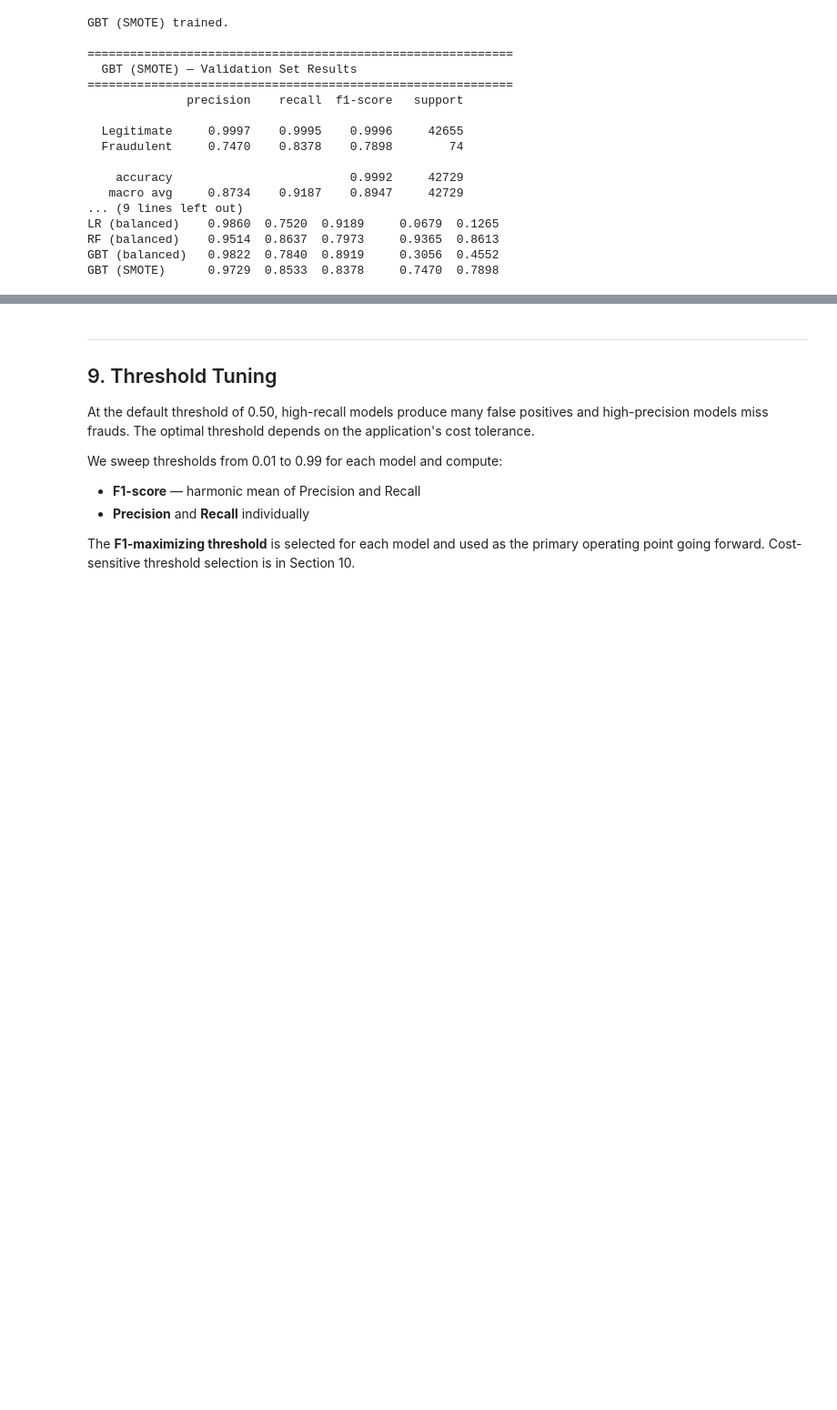
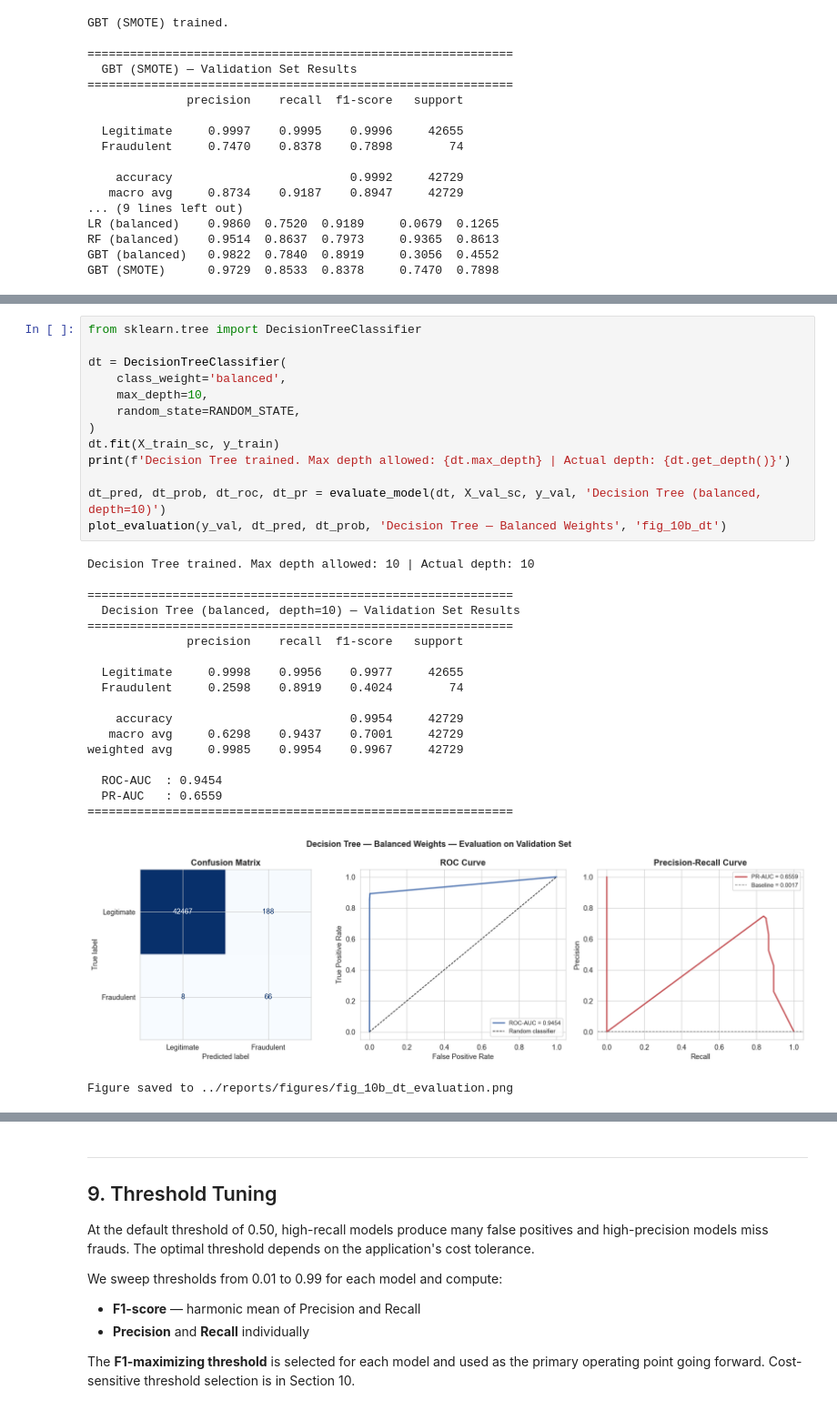
Before and after one commit to OmPrajapati2110/EE559-Fraud-Detection, a Jupyter notebook: notebooks/fraud_detection_final.ipynb, the cells around one changed output, grey strips where cells are left out. Shown at 91% size. Cells and saved outputs as stored; diff of their text form; blank space fills up the shorter version.

```diff
--- a/notebooks/fraud_detection_final.ipynb
+++ b/notebooks/fraud_detection_final.ipynb
@@ -1109,0 +1121,33 @@ GBT (SMOTE)      0.9729  0.8533  0.8378     0.7470  0.7898
+# %%
+from sklearn.tree import DecisionTreeClassifier
+
+dt = DecisionTreeClassifier(
+    class_weight='balanced',
+    max_depth=10,
+    random_state=RANDOM_STATE,
+)
+dt.fit(X_train_sc, y_train)
+print(f'Decision Tree trained. Max depth allowed: {dt.max_depth} | Actual depth: {dt.get_depth()}')
+
+dt_pred, dt_prob, dt_roc, dt_pr = evaluate_model(dt, X_val_sc, y_val, 'Decision Tree (balanced, depth=10)')
+plot_evaluation(y_val, dt_pred, dt_prob, 'Decision Tree — Balanced Weights', 'fig_10b_dt')
+# %% [output]
+Decision Tree trained. Max depth allowed: 10 | Actual depth: 10
+
+============================================================
+  Decision Tree (balanced, depth=10) — Validation Set Results
+============================================================
+              precision    recall  f1-score   support
+
+  Legitimate     0.9998    0.9956    0.9977     42655
+  Fraudulent     0.2598    0.8919    0.4024        74
+
+    accuracy                         0.9954     42729
+   macro avg     0.6298    0.9437    0.7001     42729
+weighted avg     0.9985    0.9954    0.9967     42729
+
+  ROC-AUC  : 0.9454
+  PR-AUC   : 0.6559
+============================================================
+[figure, added]
+Figure saved to ../reports/figures/fig_10b_dt_evaluation.png
```
Also changed, not shown: parts of 17 cells of this notebook, 3 other files.
